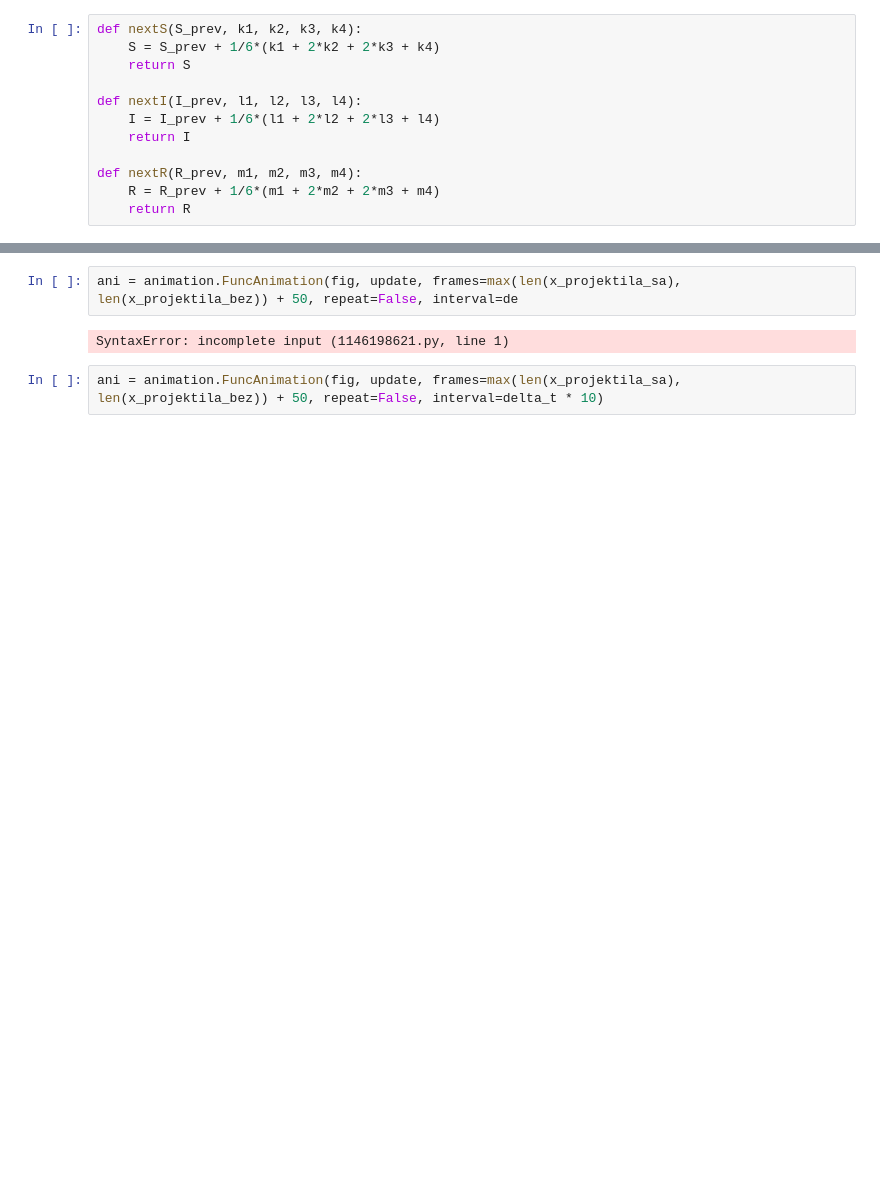
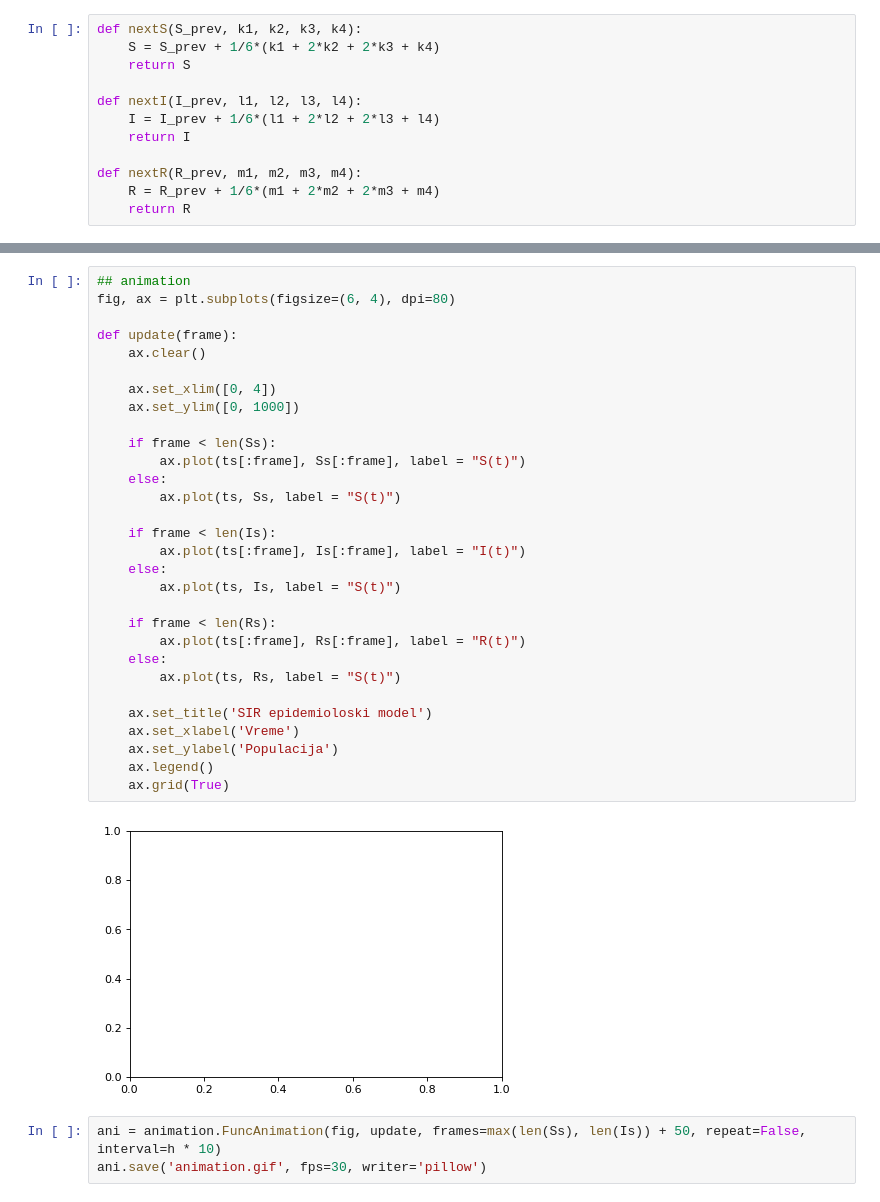
Before and after one commit to ZmijaZ/SIR-model, a Jupyter notebook: Numerical.ipynb, the cells around one changed output, grey strips where cells are left out. Saved outputs shown, nothing was run; the diff lists cells and outputs as text; blank space fills up the shorter version.

```diff
--- a/Numerical.ipynb
+++ b/Numerical.ipynb
@@ -115,6 +97,35 @@ plt.show()
+# %%
+## animation
+fig, ax = plt.subplots(figsize=(6, 4), dpi=80)
+
+def update(frame):
+    ax.clear()
+
+    ax.set_xlim([0, 4])
+    ax.set_ylim([0, 1000])
+
+    if frame < len(Ss):
+        ax.plot(ts[:frame], Ss[:frame], label = "S(t)")
+    else:
+        ax.plot(ts, Ss, label = "S(t)")
+
+    if frame < len(Is):
+        ax.plot(ts[:frame], Is[:frame], label = "I(t)")
+    else:
+        ax.plot(ts, Is, label = "S(t)")
+
+    if frame < len(Rs):
+        ax.plot(ts[:frame], Rs[:frame], label = "R(t)")
+    else:
+        ax.plot(ts, Rs, label = "S(t)")
+
+    ax.set_title('SIR epidemioloski model')
+    ax.set_xlabel('Vreme')
+    ax.set_ylabel('Populacija')
+    ax.legend()
+    ax.grid(True)
+# %% [output]
+[figure, added]
 # %%
-ani = animation.FuncAnimation(fig, update, frames=max(len(x_projektila_sa), len(x_projektila_bez)) + 50, repeat=False, interval=de
+ani = animation.FuncAnimation(fig, update, frames=max(len(Ss), len(Is)) + 50, repeat=False, interval=h * 10)
+ani.save('animation.gif', fps=30, writer='pillow')
-# %% [output]
-SyntaxError: incomplete input (1146198621.py, line 1)
-# %%
-ani = animation.FuncAnimation(fig, update, frames=max(len(x_projektila_sa), len(x_projektila_bez)) + 50, repeat=False, interval=delta_t * 10)
```
Also changed, not shown: parts of 4 cells of this notebook, 1 other file.
